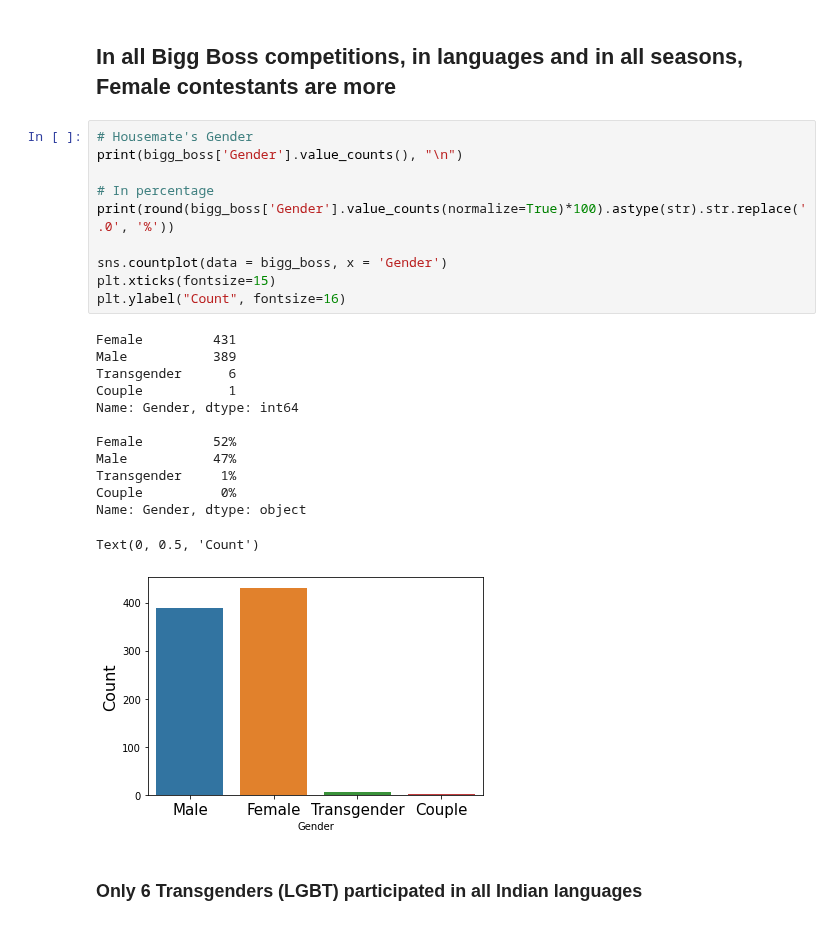
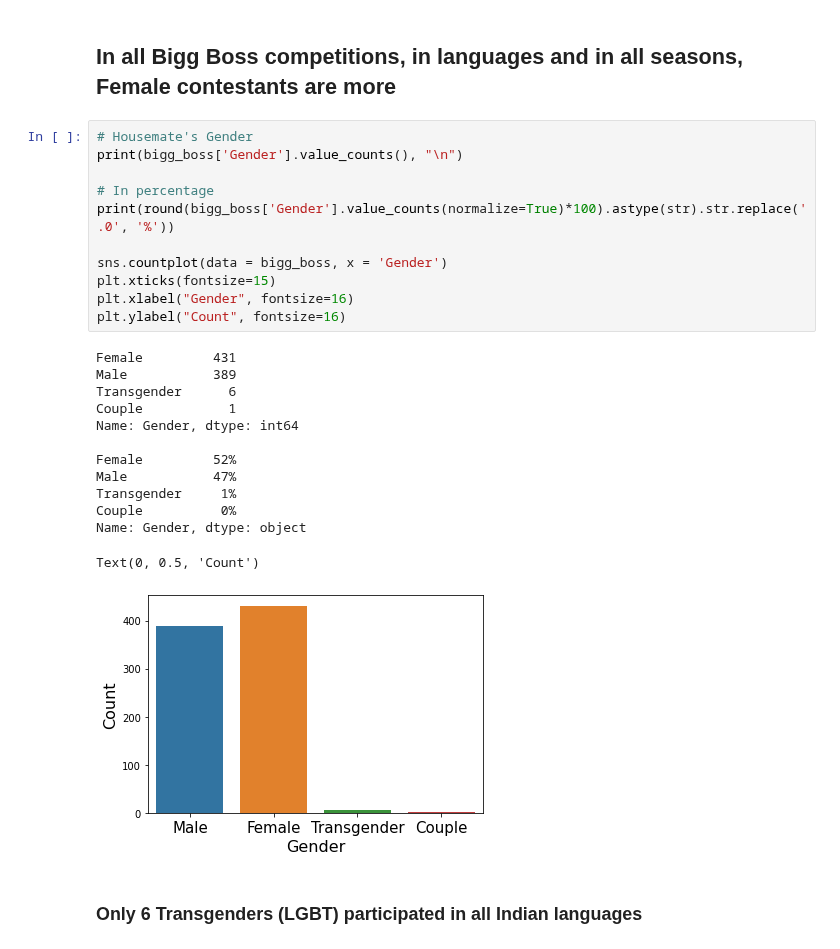
Before and after one commit to satya-thirumani/bigg-boss-data-set, a Jupyter notebook: Predicting Bigg Boss Malayalam Season Winner.ipynb, the cells around one changed output. Saved outputs shown, nothing was run; the diff lists cells and outputs as text.

```diff
--- a/Predicting Bigg Boss Malayalam Season Winner.ipynb
+++ b/Predicting Bigg Boss Malayalam Season Winner.ipynb
@@ -355,27 +352,28 @@ Name: Season Number, dtype: int64
 # %%
 # Housemate's Gender
 print(bigg_boss['Gender'].value_counts(), "\n")
 
 # In percentage
 print(round(bigg_boss['Gender'].value_counts(normalize=True)*100).astype(str).str.replace('.0', '%'))
 
 sns.countplot(data = bigg_boss, x = 'Gender')
 plt.xticks(fontsize=15)
+plt.xlabel("Gender", fontsize=16)
 plt.ylabel("Count", fontsize=16)
 # %% [output]
 Female         431
 Male           389
 Transgender      6
 Couple           1
 Name: Gender, dtype: int64
 
 Female         52%
 Male           47%
 Transgender     1%
 Couple          0%
 Name: Gender, dtype: object
 Text(0, 0.5, 'Count')
-[figure, old version]
+[figure, new version]
 # %% [markdown]
 ### Only 6 Transgenders (LGBT) participated in all Indian languages
 # %%
```
Also changed, not shown: parts of 49 cells of this notebook.
